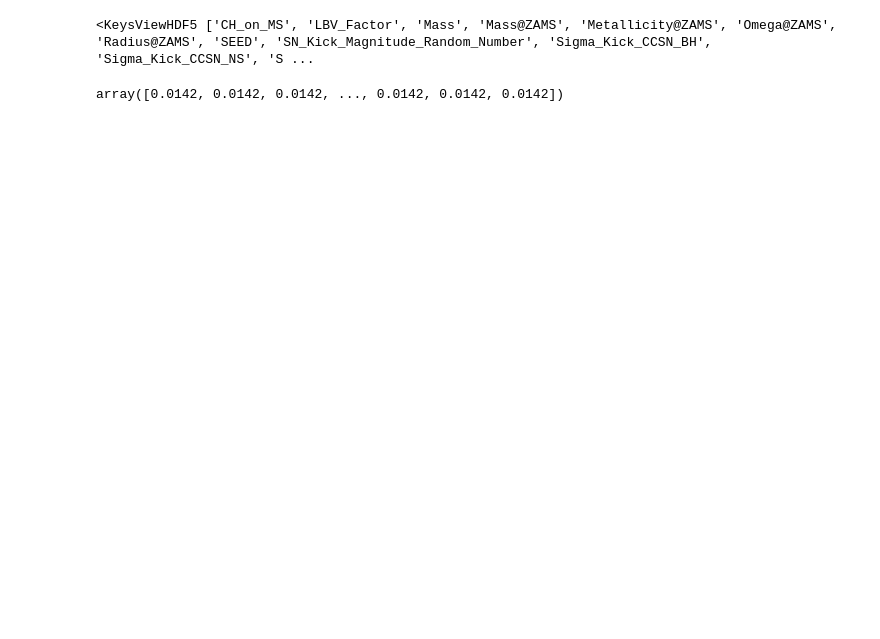
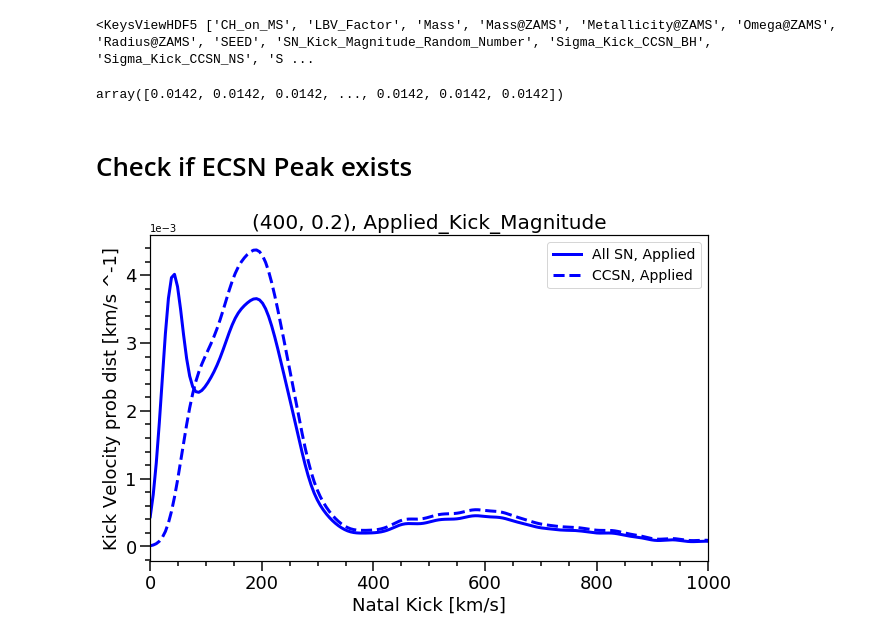
Before and after one commit to veome22/supernova_remnant_prescription, a Jupyter notebook: FRONTERA_kick_dist_plots_compas.ipynb, the cells around one changed output. Drawn from its saved outputs; the diff is of its cells as text; code cells hidden in the pictures; blank space fills up the shorter version.

Commit message:
investigated difference between ECSN and CCSN with existing simulations

```diff
--- a/FRONTERA_kick_dist_plots_compas.ipynb
+++ b/FRONTERA_kick_dist_plots_compas.ipynb
@@ -45,7 +45,7 @@ def load_data(ns_kicks, sigmas):
 
     return SN_KICK_NS_ALL, SN_KICK_BH_ALL, NS_KICK_MULT, SIGMAS
 # %%
-sns.set()
+# sns.set()
 
 #this is just a little function that we will use to make the plot more beautiful (bigger ticks, labels)
 # However, you do not have to use this (just uncommoment "layoutAxes" everywhere)
@@ -375,3 +379,5 @@ ZAMS_Z
 array([0.0142, 0.0142, 0.0142, ..., 0.0142, 0.0142, 0.0142])
 # %%
 fdata.close()
+# %% [markdown]
+# Check if ECSN Peak exists
@@ -377,0 +391,46 @@ fdata.close()
+# %%
+fdata_bse = h5.File(path, 'r')
+list(fdata_bse.keys())
+
+
+BSE_SN_STELLAR_TYPE = fdata_bse['SSE_Supernovae']["Stellar_Type"][...].squeeze()
+BSE_SN_TYPE = fdata_bse['SSE_Supernovae']["SN_Type"][...].squeeze()
+
+
+BSE_SN_KICK = fdata_bse['SSE_Supernovae'][kick_type][...].squeeze()
+
+fdata_bse.close()
+# %%
+BSE_mask_CCSN_NS = ((BSE_SN_STELLAR_TYPE ==13) * (BSE_SN_TYPE == 1))  # select unbound NSs, ignore electron capture SN
+BSE_mask_ALLSN_NS = ((BSE_SN_STELLAR_TYPE ==13)) # select unbound NSs, ignore electron capture SN
+# %%
+f, ax= plt.subplots(1, 1,  figsize=(10,6))
+
+
+
+kde_dist_space = linspace( min(BSE_SN_KICK), max(BSE_SN_KICK), 300 )
+
+kde_CCSN_NS = gaussian_kde( BSE_SN_KICK[BSE_mask_CSSN_NS] )
+
+kde_ALLSN_NS = gaussian_kde( BSE_SN_KICK[BSE_mask_ALLSN_NS] )
+
+
+
+layoutAxes(ax=ax, nameX='Natal Kick [km/s]',\
+       nameY='Kick Velocity prob dist [km/s ^-1]')
+
+
+plt.plot( kde_dist_space, kde_ALLSN_NS(kde_dist_space), c='b', linestyle='-', lw=3, label='All SN, Applied')
+plt.plot( kde_dist_space, kde_CCSN_NS(kde_dist_space), c='b', linestyle='--', lw=3, label='CCSN, Applied')
+
+
+
+plt.ticklabel_format(axis='y', style='sci',scilimits=(0,0))
+plt.xlim(0,1000)
+plt.legend(fontsize=14)
+
+plt.title(f'({vns}, {sigma}), {kick_type}', fontsize=20)
+
+plt.show()
+# %% [output]
+[figure, added]
```
Also changed, not shown: parts of 2 cells of this notebook.
